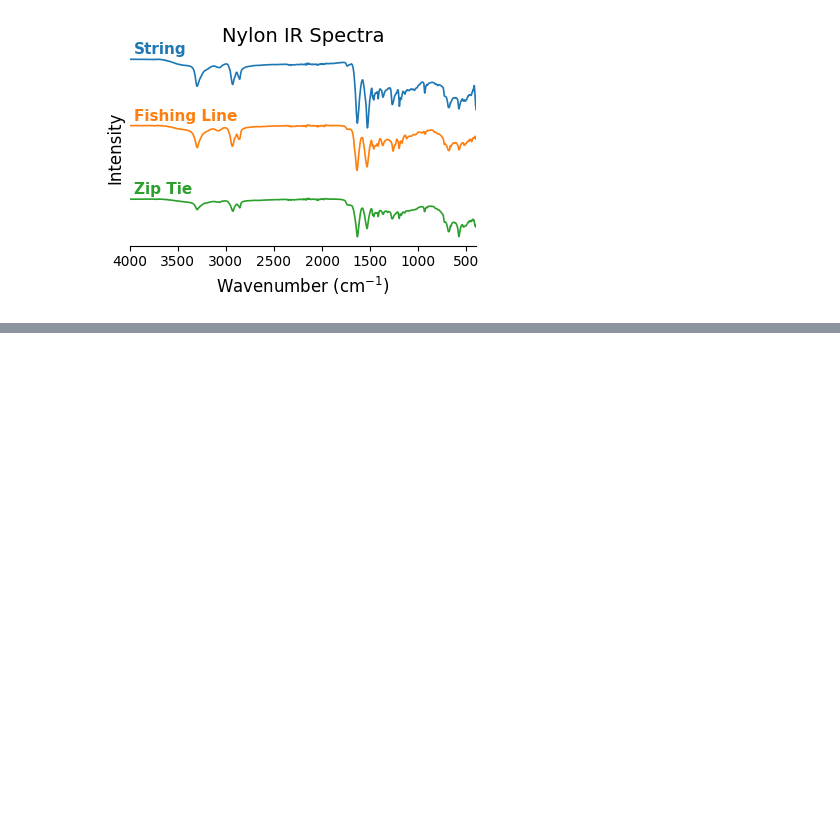
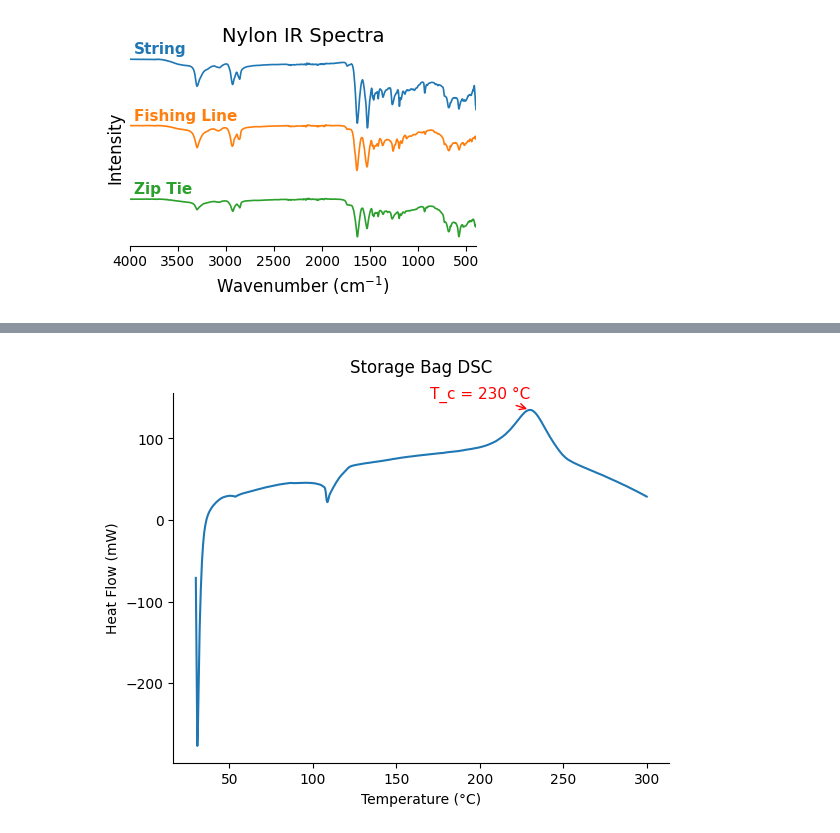
Before and after one commit to NethKuru/CHE-329-Physical-Chemistry-Lab, a Jupyter notebook: Lab01-Polyermer_Characterization_/Visualization.ipynb, the cells around one changed output, grey strips where cells are left out. Cells and saved outputs as stored; diff of their text form; code cells hidden in the pictures; blank space fills up the shorter version.

```diff
--- a/Lab01-Polyermer_Characterization_/Visualization.ipynb
+++ b/Lab01-Polyermer_Characterization_/Visualization.ipynb
@@ -128,0 +121,13 @@ for name, label, peaks in dsc_samples:
+# %%
+df = load_DSC("$Storage Bag")
+plt.plot(df["T"], df["Q"])
+plt.xlabel("Temperature (°C)")
+plt.ylabel("Heat Flow (mW)")
+plt.title("Storage Bag DSC",pad =15)
+ax = plt.gca()
+ax.spines[["top", "right"]].set_visible(False)
+ax.annotate("T_c = 230 °C", xy=(230, 135), xytext=(170, 150), arrowprops=dict(arrowstyle="->", color="red"), color="red", fontsize=11)
+
+plt.show()
+# %% [output]
+[figure, added]
```
Also changed, not shown: parts of 6 cells of this notebook.
